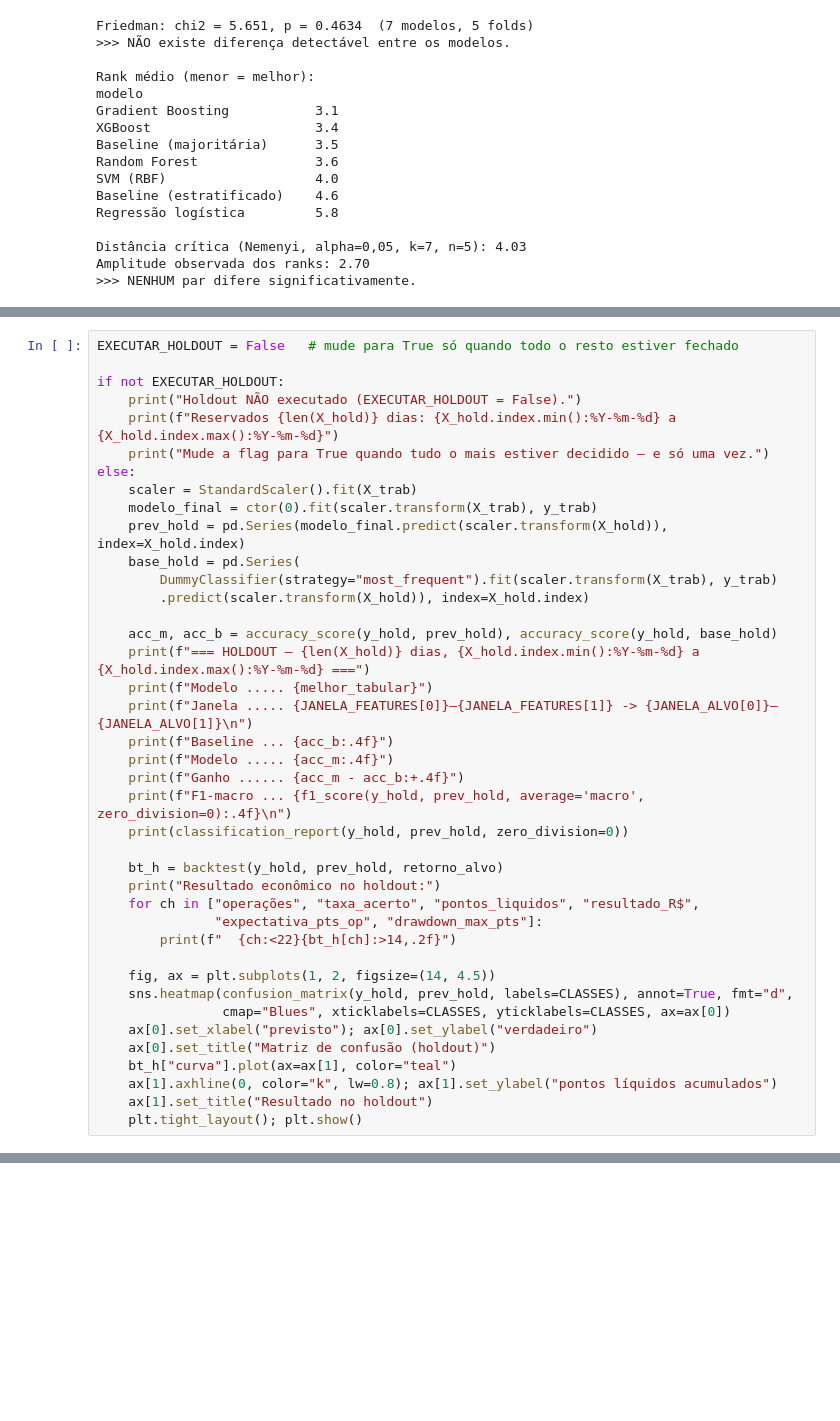
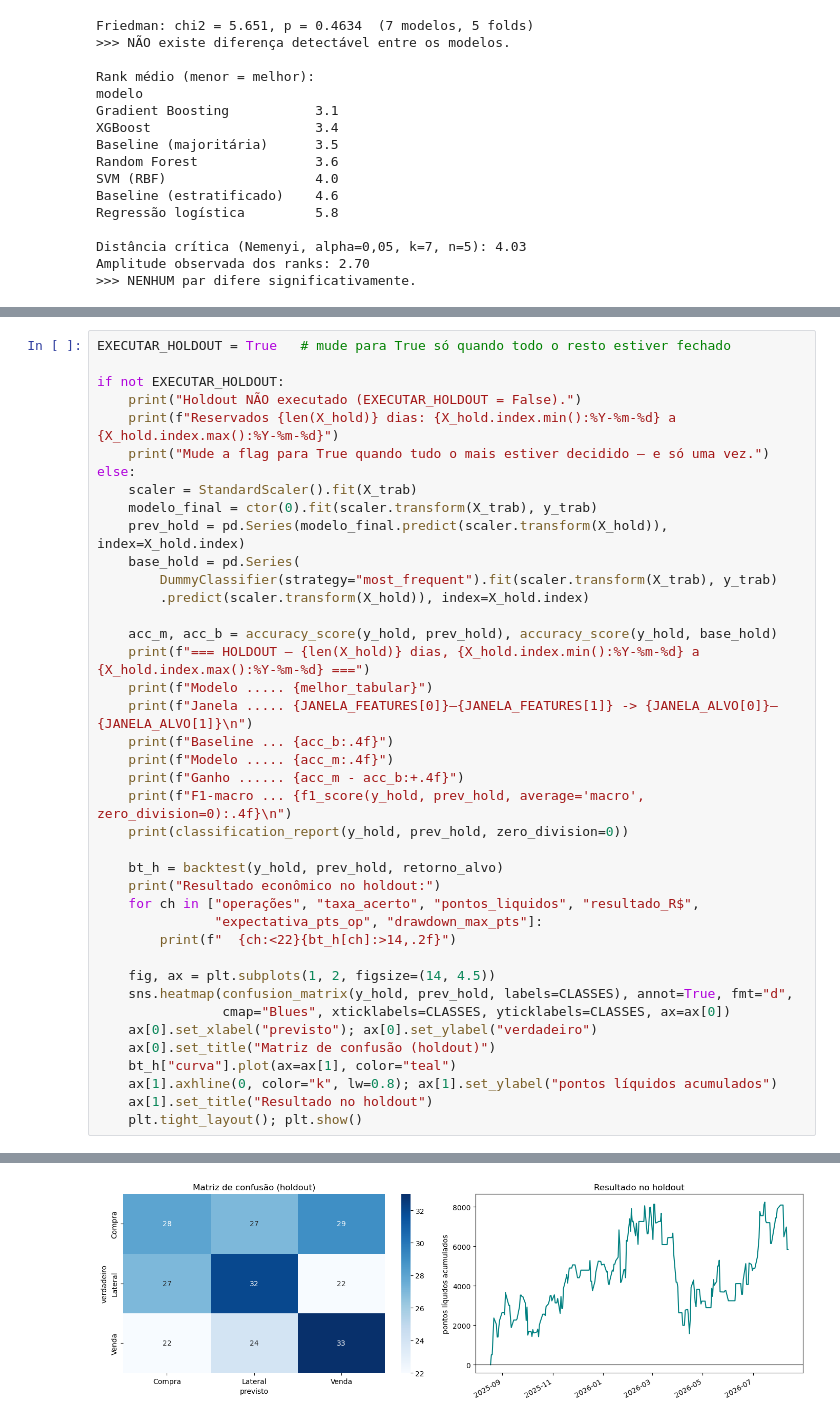
Before and after one commit to marcospontoexe/IA, a Jupyter notebook: predição do mini índice/classificação/classificação Compra-Lateral-Venda do WIN M5.ipynb, the cells around one changed output, grey strips where cells are left out. Drawn from its saved outputs; the diff is of its cells as text; blank space fills up the shorter version.

```diff
--- a/predição do mini índice/classificação/classificação Compra-Lateral-Venda do WIN M5.ipynb
+++ b/predição do mini índice/classificação/classificação Compra-Lateral-Venda do WIN M5.ipynb
@@ -3839,7 +4974,7 @@ insistir numa estratégia que não existe.
 
 **Em nenhum cenário o caminho é ajustar hiperparâmetro e abrir o holdout de novo.**
 # %%
-EXECUTAR_HOLDOUT = False   # mude para True só quando todo o resto estiver fechado
+EXECUTAR_HOLDOUT = True   # mude para True só quando todo o resto estiver fechado
 
 if not EXECUTAR_HOLDOUT:
     print("Holdout NÃO executado (EXECUTAR_HOLDOUT = False).")
@@ -3885,2 +5034,3 @@ Mude a flag para True quando tudo o mais estiver decidido — e só uma vez.
+[figure, added]
 # %% [markdown]
 ---
```
Also changed, not shown: parts of 29 cells of this notebook, 4 other files.
